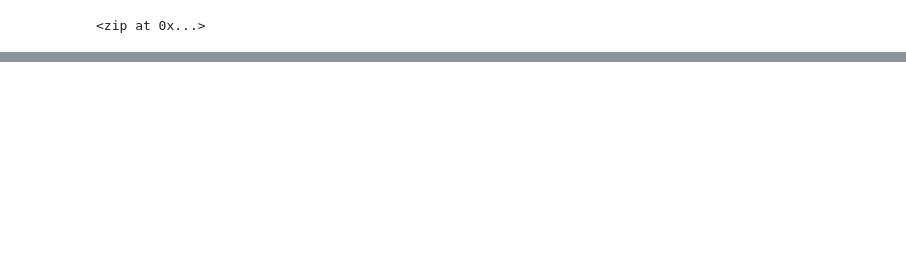
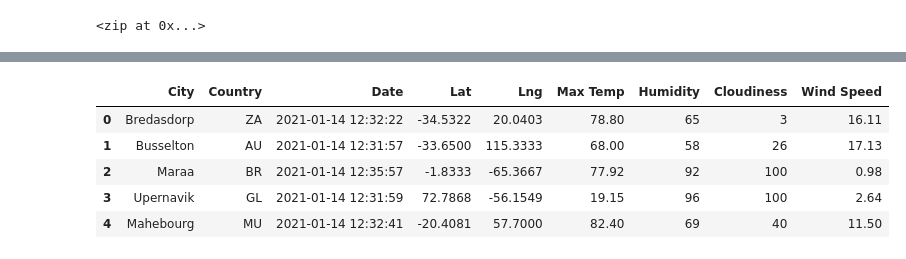
Before and after one commit to evflores001/World_Weather_Analysis, a Jupyter notebook: WeatherPy.ipynb, the cells around one changed output, grey strips where cells are left out. Saved outputs shown, nothing was run; the diff lists cells and outputs as text; code cells hidden in the pictures; blank space fills up the shorter version.

```diff
--- a/WeatherPy.ipynb
+++ b/WeatherPy.ipynb
@@ -32,0 +137,13 @@ len(cities)
+# %%
+new_column_order = ['City', 'Country', 'Date', 'Lat', 'Lng', 'Max Temp', 'Humidity', 'Cloudiness', 'Wind Speed']
+# %%
+city_data_df = city_data_df[new_column_order]
+# %%
+city_data_df.head()
+# %% [output]
+|  | City | Country | Date | Lat | Lng | Max Temp | Humidity | Cloudiness | Wind Speed |
+| 0 | Bredasdorp | ZA | 2021-01-14 12:32:22 | -34.5322 | 20.0403 | 78.80 | 65 | 3 | 16.11 |
+| 1 | Busselton | AU | 2021-01-14 12:31:57 | -33.6500 | 115.3333 | 68.00 | 58 | 26 | 17.13 |
+| 2 | Maraa | BR | 2021-01-14 12:35:57 | -1.8333 | -65.3667 | 77.92 | 92 | 100 | 0.98 |
+| 3 | Upernavik | GL | 2021-01-14 12:31:59 | 72.7868 | -56.1549 | 19.15 | 96 | 100 | 2.64 |
+| 4 | Mahebourg | MU | 2021-01-14 12:32:41 | -20.4081 | 57.7000 | 82.40 | 69 | 40 | 11.50 |
```
Also changed, not shown: parts of 8 cells of this notebook, 2 other files.
